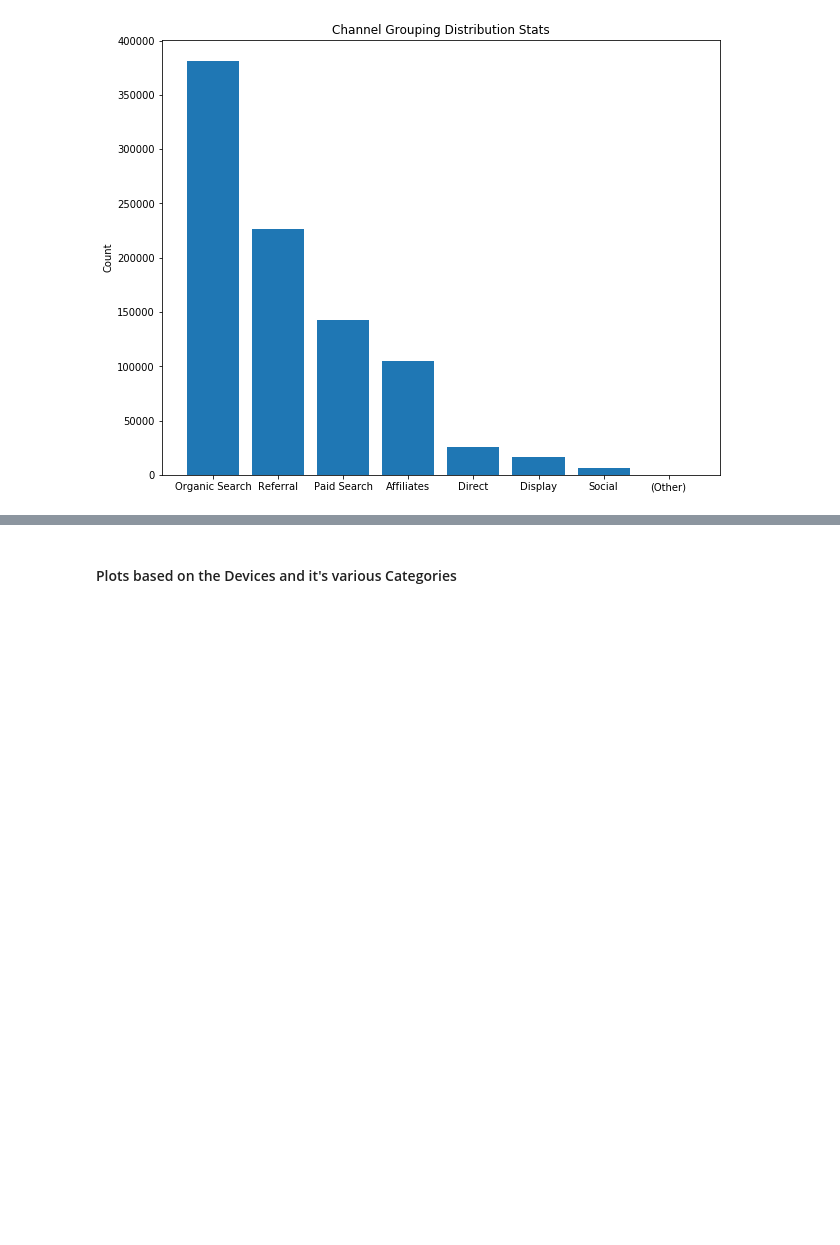
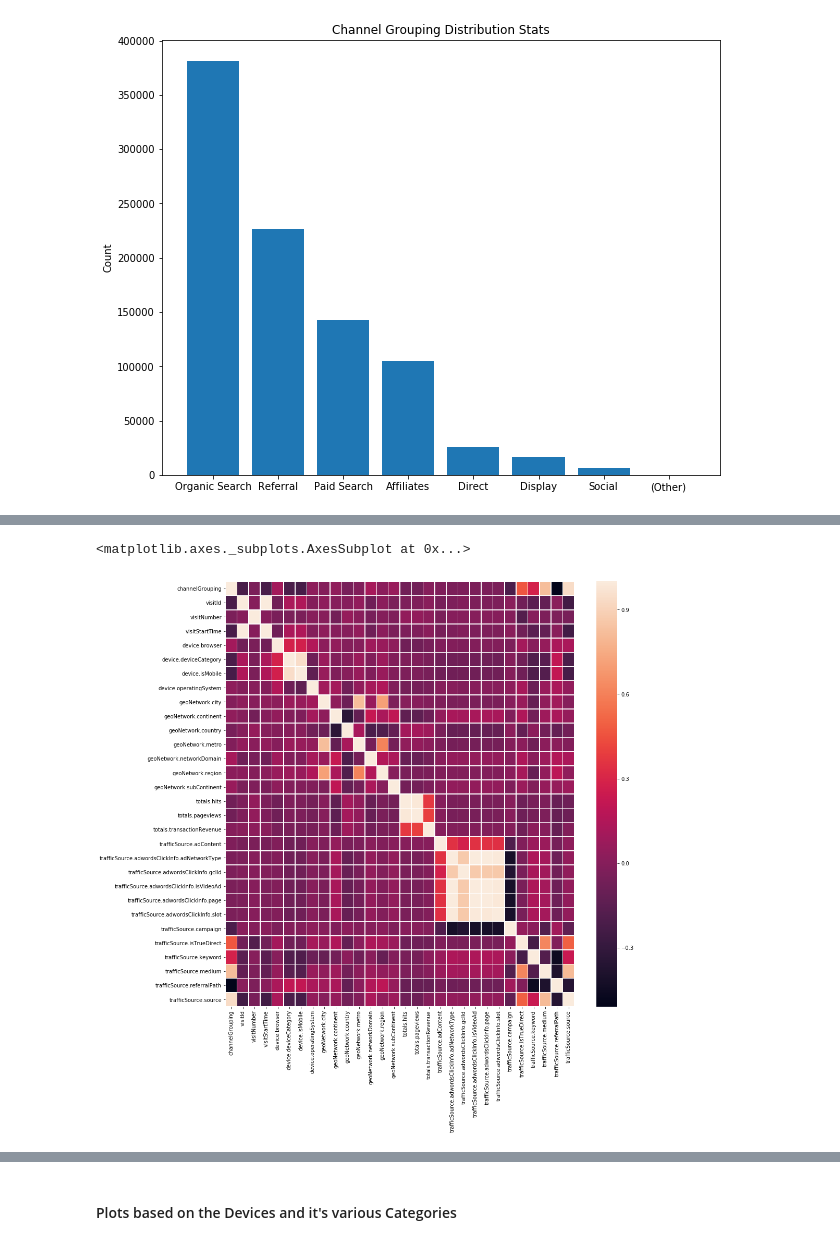
Before and after one commit to jaytorasakar8/Data-Science-Fundamentals, a Jupyter notebook: Homework 3/Customer Revenue Prediction - Kaggle.ipynb, the cells around one changed output, grey strips where cells are left out. Saved outputs shown, nothing was run; the diff lists cells and outputs as text; code cells hidden in the pictures; blank space fills up the shorter version.

Commit message:
Data Cleaning & Heatmaps completed

```diff
--- a/Homework 3/Customer Revenue Prediction - Kaggle.ipynb
+++ b/Homework 3/Customer Revenue Prediction - Kaggle.ipynb
@@ -146,0 +105,5 @@ Name: totals.transactionRevenue, dtype: object
+# %%
+log_values = train_df['totals.transactionRevenue'].fillna(0).astype(float)
+log_values = log_values.apply(lambda x: np.log1p(x))
+train_df['totals.transactionRevenue'] = log_values
+train_df['totals.transactionRevenue'].describe()
@@ -185,0 +179,22 @@ test_df = test_df.drop(cols_to_drop, axis=1)
+# %%
+#Splitting the categorical variables and Numerical Variables
+from sklearn import preprocessing
+categorical_columns = ['channelGrouping', 'device.browser',
+       'device.deviceCategory','device.operatingSystem', 'geoNetwork.city',
+       'geoNetwork.continent', 'geoNetwork.country', 'geoNetwork.metro',
+       'geoNetwork.networkDomain', 'geoNetwork.region',
+       'geoNetwork.subContinent', 'trafficSource.adContent',
+       'trafficSource.adwordsClickInfo.adNetworkType',
+       'trafficSource.adwordsClickInfo.gclId',
+       'trafficSource.adwordsClickInfo.isVideoAd',
+       'trafficSource.adwordsClickInfo.page',
+       'trafficSource.adwordsClickInfo.slot', 'trafficSource.campaign',
+       'trafficSource.isTrueDirect', 'trafficSource.keyword',
+       'trafficSource.medium', 'trafficSource.referralPath',
+       'trafficSource.source']
+
+for column in categorical_columns:
+    lbl = preprocessing.LabelEncoder()
+    lbl.fit(list(train_df[column].values.astype('str')) + list(test_df[column].values.astype('str')))
+    train_df[column] = lbl.transform(list(train_df[column].values.astype('str')))
+    test_df[column] = lbl.transform(list(test_df[column].values.astype('str')))
@@ -186 +213,9 @@ test_df = test_df.drop(cols_to_drop, axis=1)
+# %%
+#For columns with numerical values
+numerical_columns = ['totals.bounces', 'totals.hits',
+       'totals.newVisits', 'totals.pageviews',
+       'visitNumber', 'visitStartTime']
+for column in numerical_columns:
+    train_df[column] = train_df[column].astype(float)
+    test_df[column] = test_df[column].astype(float)
 # %%
@@ -207,0 +232,12 @@ train_df.head()
+# %%
+#Generating Coorelation And HeatMap
+
+correlation_df = train_df[[i for i in list(train_df.columns) if i not in ['totals.bounces', 'totals.newVisits']]]
+corr = correlation_df.corr()
+fig, ax = plt.subplots(figsize=(15, 15))
+sb.heatmap(corr,  linewidths=.5, annot=False)
+
+#Reference: https://seaborn.pydata.org/generated/seaborn.heatmap.html
+# %% [output]
+<matplotlib.axes._subplots.AxesSubplot at 0x...>
+[figure, added]
```
Also changed, not shown: parts of 21 cells of this notebook.
